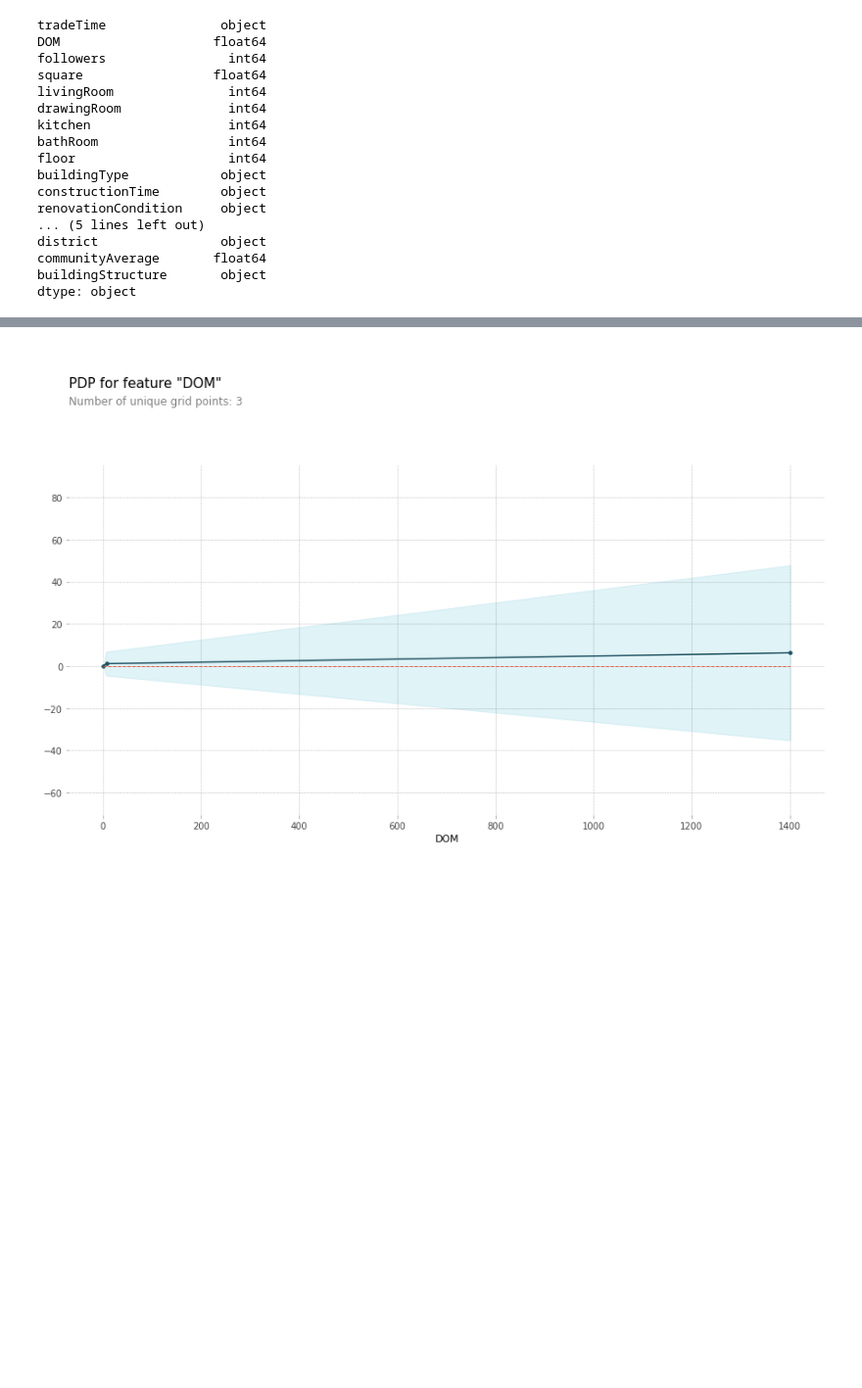
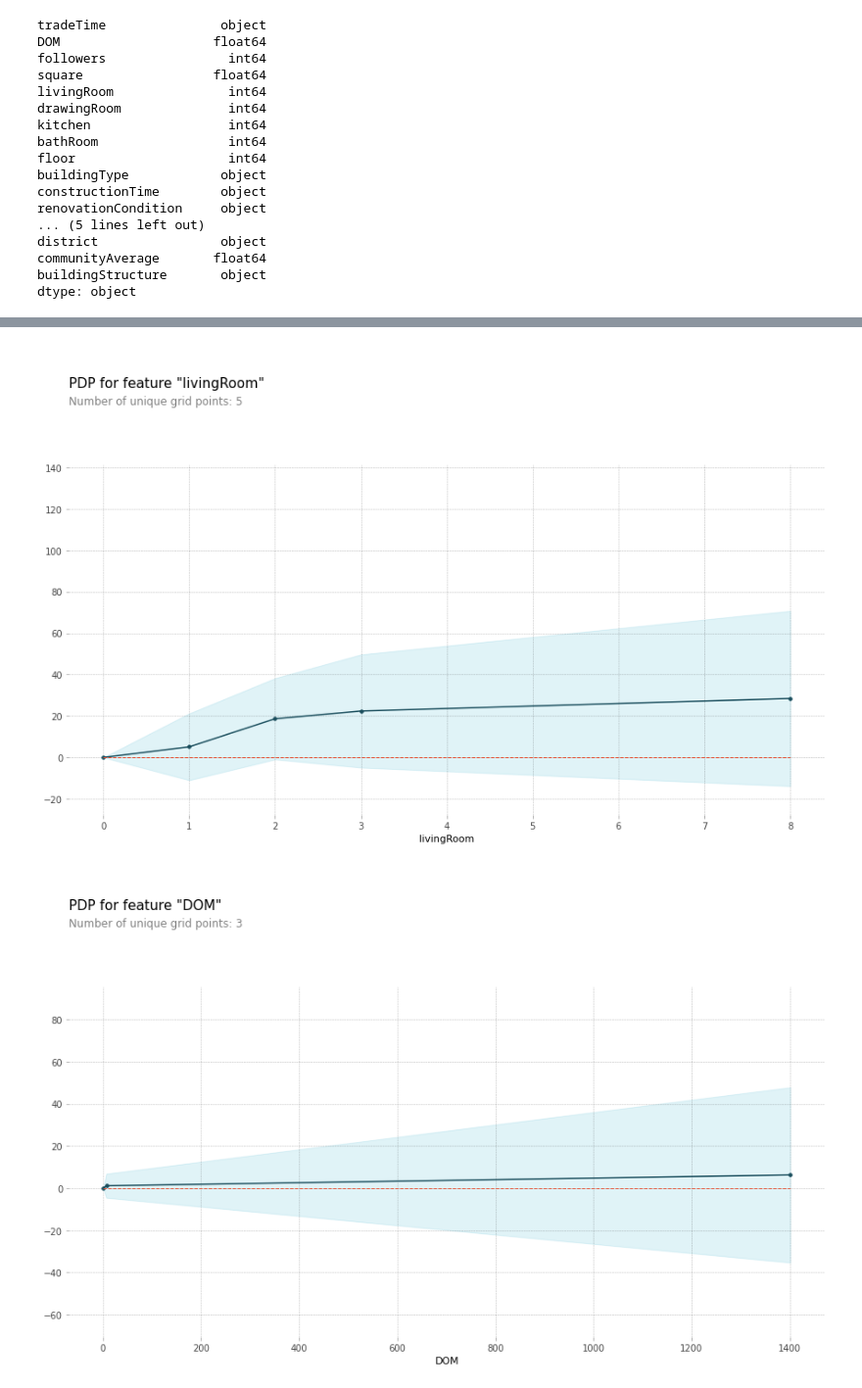
Before and after one commit to blacktruth513/CodeStates_Project, a Jupyter notebook: Section2_Project.ipynb, the cells around one changed output, grey strips where cells are left out. Shown at 98% size. Drawn from its saved outputs; the diff is of its cells as text; code cells hidden in the pictures; blank space fills up the shorter version.

```diff
--- a/Section2_Project.ipynb
+++ b/Section2_Project.ipynb
@@ -1217,3 +1207,16 @@ pdp_plot(isolated, feature_name=feature);
+# %%
+feature = 'livingRoom'
+isolated = pdp_isolate(
+    model=model,
+    dataset=X_train,
+    model_features=X_train.columns,
+    feature=feature,
+    grid_type='percentile',
+    num_grid_points=10
+)
+pdp_plot(isolated, feature_name=feature);
+# %% [output]
+[figure, added]
 # %%
 feature = 'DOM'
 isolated = pdp_isolate(
```
Also changed, not shown: parts of 15 cells of this notebook.
